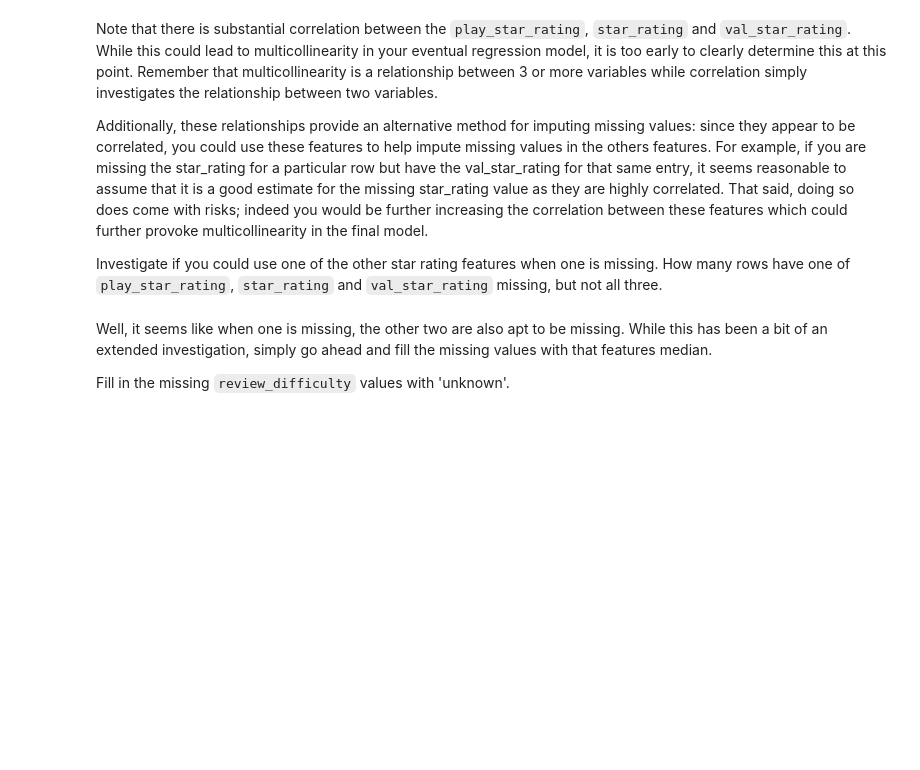
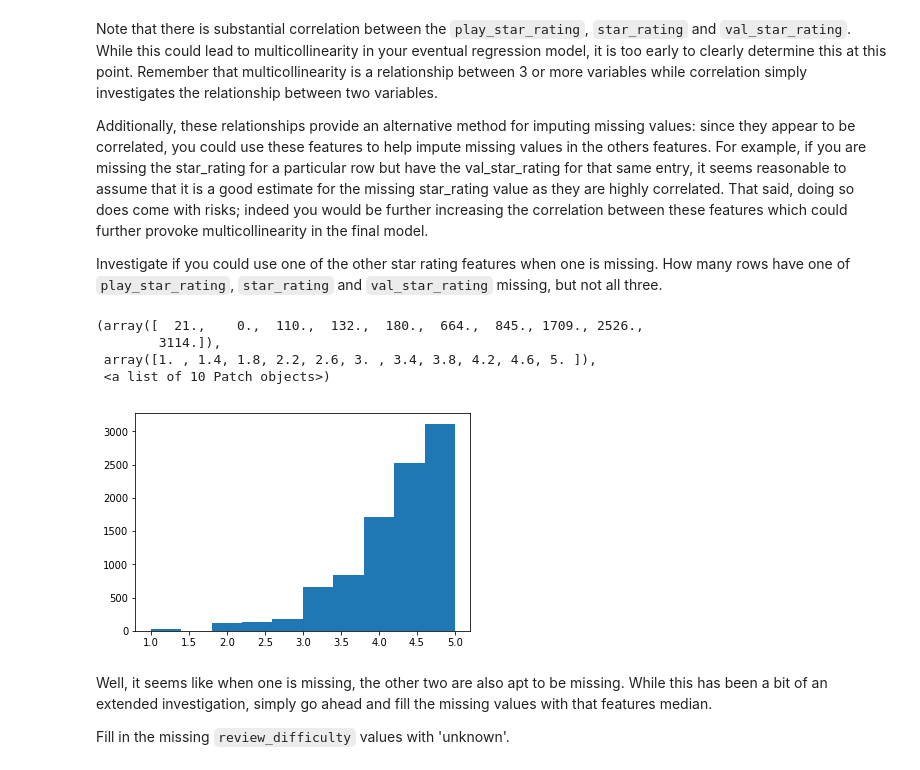
Before and after one commit to npschafer/dsc-scrubbing-and-cleaning-data-lab-houston-ds-042219, a Jupyter notebook: index.ipynb, the cells around one changed output. Cells and saved outputs as stored; diff of their text form; code cells hidden in the pictures; blank space fills up the shorter version.

```diff
--- a/index.ipynb
+++ b/index.ipynb
@@ -165,9 +165,15 @@ Additionally, these relationships provide an alternative method for imputing mis
 
 Investigate if you could use one of the other star rating features when one is missing. How many rows have one of `play_star_rating`, `star_rating` and `val_star_rating` missing, but not all three.
 # %%
-df["play_star_rating"].isnull().astype(int) + df[]
-df["star_rating"]
-df["val_star_rating"]
+plt.hist(df["play_star_rating"].isnull().astype(int) +\
+df["star_rating"].isnull().astype(int) +\
+df["val_star_rating"])
+# %% [output]
+(array([  21.,    0.,  110.,  132.,  180.,  664.,  845., 1709., 2526.,
+        3114.]),
+ array([1. , 1.4, 1.8, 2.2, 2.6, 3. , 3.4, 3.8, 4.2, 4.6, 5. ]),
+ <a list of 10 Patch objects>)
+[figure, added]
 # %% [markdown]
 Well, it seems like when one is missing, the other two are also apt to be missing. While this has been a bit of an extended investigation, simply go ahead and fill the missing values with that features median.
 
```
